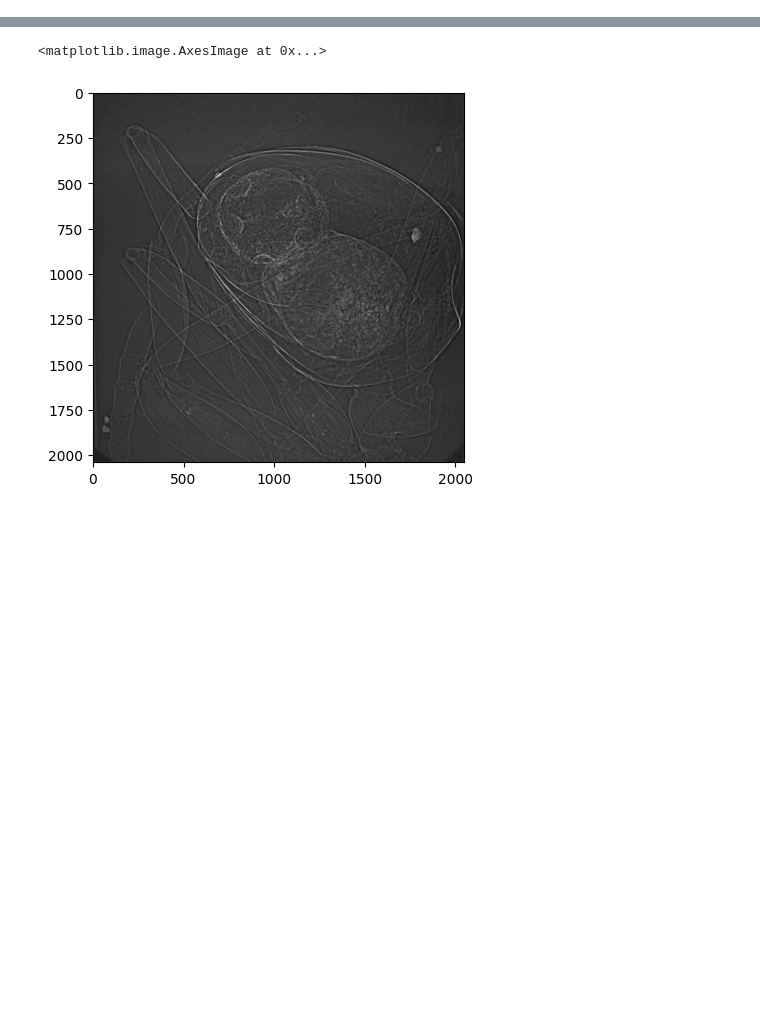
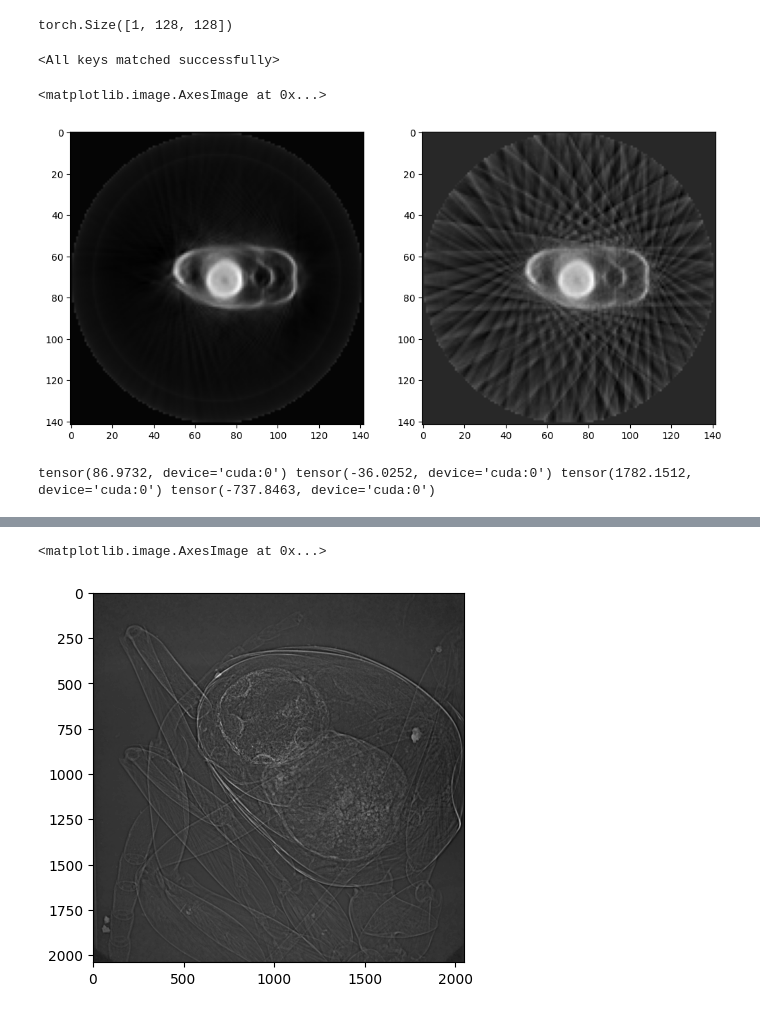
Before and after one commit to obandomarcos/ToMoDL, a Jupyter notebook: test_tomopy.ipynb, the cells around one changed output, grey strips where cells are left out. Cells and saved outputs as stored; diff of their text form; code cells hidden in the pictures; blank space fills up the shorter version.

```diff
--- a/test_tomopy.ipynb
+++ b/test_tomopy.ipynb
@@ -169,0 +192,8 @@ plt.imshow(recon2[200])
+# %%
+fs = torch.load("datasets/full_fish_128/x20/140114_5dpf_head_20/fs_filtered/0.pt", weights_only=False)
+us_filter = torch.load("datasets/full_fish_128/x20/140114_5dpf_head_20/us_20_filtered/0.pt", weights_only=False)
+us_unfilter = torch.load("datasets/full_fish_128/x20/140114_5dpf_head_20/us_20_unfiltered/0.pt", weights_only=False)[None]
+# %%
+fs.shape
+# %% [output]
+torch.Size([1, 128, 128])
@@ -169,0 +289,49 @@ plt.imshow(recon2[200])
+# %%
+import torch
+device = torch.device("cuda" if torch.cuda.is_available() else "cpu")
+tomodl_checkpoint = torch.load(
+    "/home/nhattm/ToMoDL/tomopari/src/tomopari/processors/Unet_512.ckpt",
+    map_location=device,
+    weights_only=False,
+)
+from tomopari.src.tomopari.processors.OPTProcessor import ToMoDL
+tomodl_checkpoint["state_dict"] = {
+    k.replace("model._orig_mod.", ""): v for k, v in tomodl_checkpoint["state_dict"].items()
+}
+
+
+device = torch.device("cuda:0" if torch.cuda.is_available() else "cpu")
+
+resnet_options_dict = {
+    "number_layers": 8,
+    "kernel_size": 3,
+    "features": 64,
+    "in_channels": 1,
+    "out_channels": 1,
+    "stride": 1,
+    "use_batch_norm": True,
+    "init_method": "xavier",
+    "device": device,
+}
+
+tomodl_dictionary = {
+    "use_torch_radon": True,
+    "K_iterations": 6,
+    "number_projections": 720,
+    "acceleration_factor": 20,
+    "lambda": 0.5,
+    "is_half_rotation": False,
+    "use_shared_weights": True,
+    "denoiser_method": "U-Net",
+    "resnet_options": resnet_options_dict,
+    "in_channels": 1,
+    "out_channels": 1,
+    "device": device,
+    "iter_conjugate": 5,
+}
+
+model_tomodl = ToMoDL(tomodl_dictionary)
+model_tomodl.load_state_dict(
+    tomodl_checkpoint["state_dict"],)
+# %% [output]
+<All keys matched successfully>
@@ -169,0 +340,15 @@ plt.imshow(recon2[200])
+# %%
+us_unfilter = us_unfilter * 36 / np.pi
+# %%
+plt.figure(figsize=(12, 6))
+plt.subplot(1, 2, 1)
+plt.imshow(fs[0].cpu().detach().numpy(), cmap="gray")
+plt.subplot(1, 2, 2)
+plt.imshow(us_unfilter[0,0].cpu().detach().numpy(), cmap="gray")
+# %% [output]
+<matplotlib.image.AxesImage at 0x...>
+[figure, added]
+# %%
+print(us_unfilter.max(), us_unfilter.min(), fs.max(), fs.min())
+# %% [output]
+tensor(86.9732, device='cuda:0') tensor(-36.0252, device='cuda:0') tensor(1782.1512, device='cuda:0') tensor(-737.8463, device='cuda:0')
```
Also changed, not shown: parts of 25 cells of this notebook, 30 other files.
